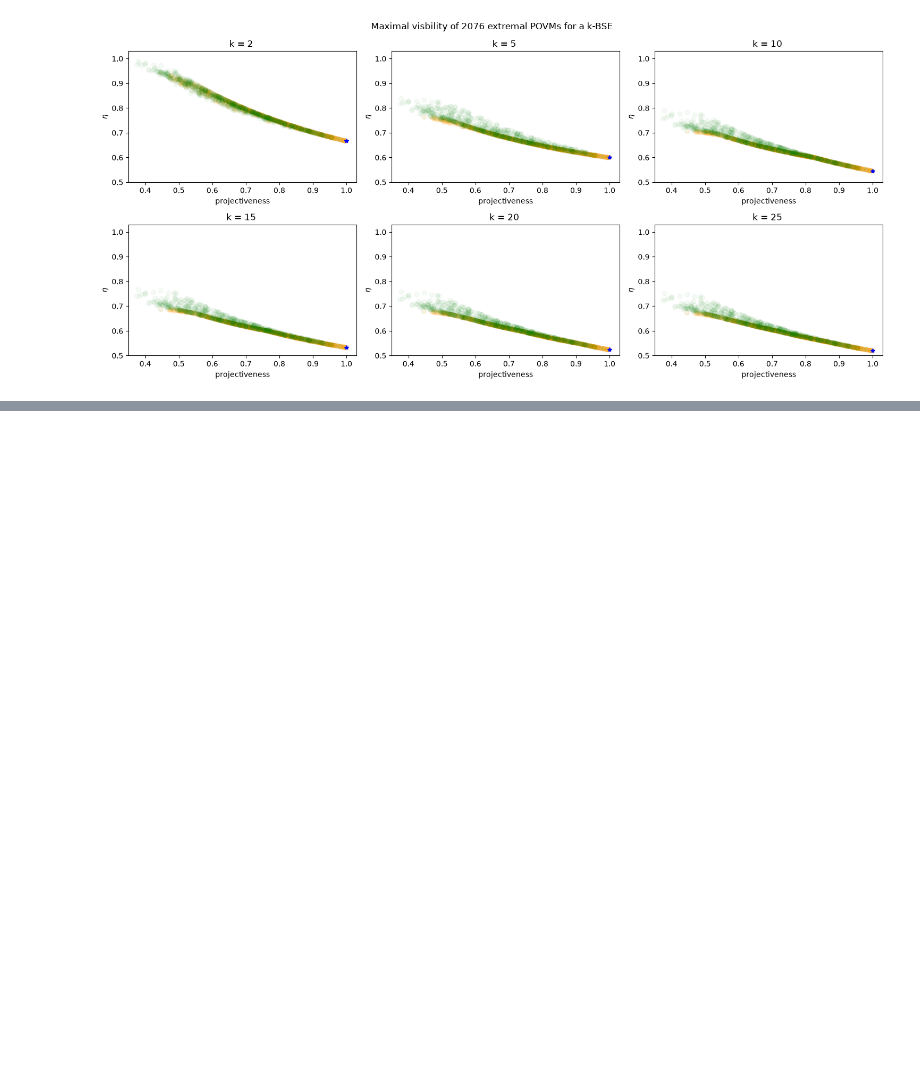
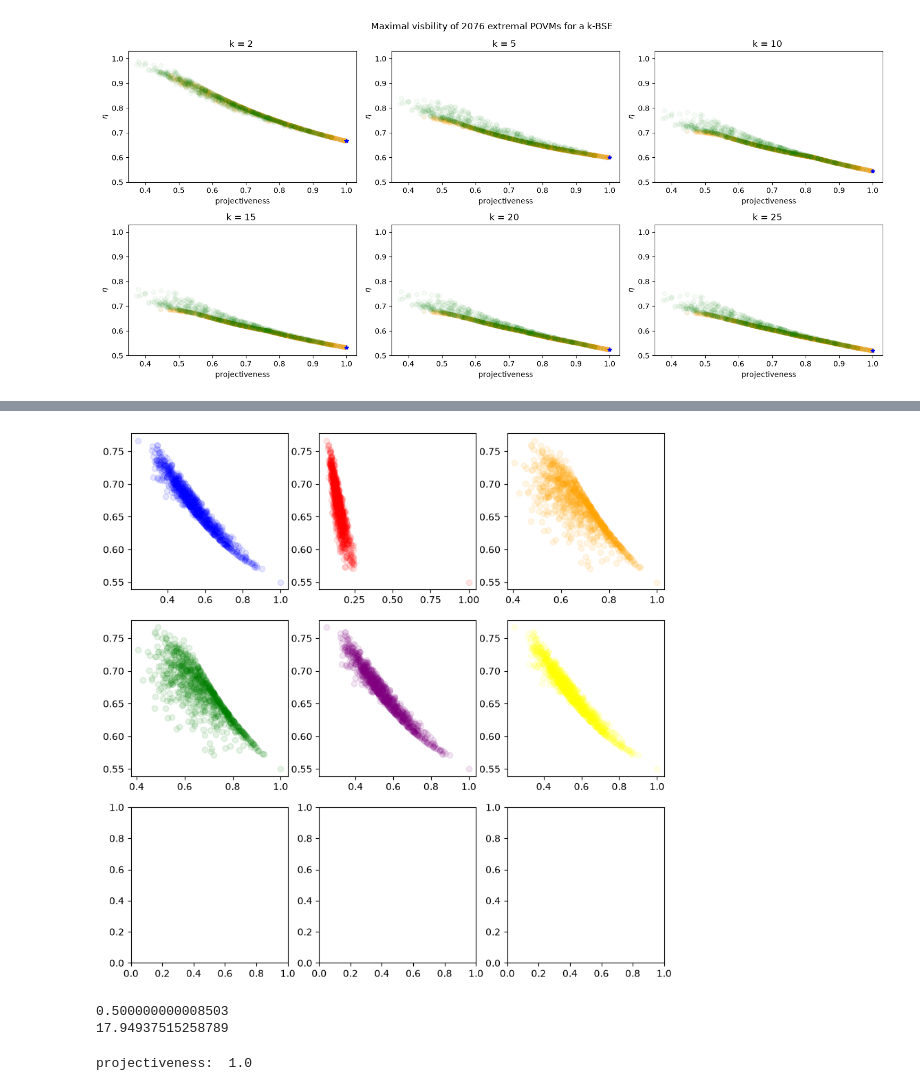
Before and after one commit to JSchuemann-physics/Bose-symmetric-extensions-of-multimeters, a Jupyter notebook: Bose-symmetric extensions.ipynb, the cells around one changed output, grey strips where cells are left out. Cells and saved outputs as stored; diff of their text form; code cells hidden in the pictures; blank space fills up the shorter version.

```diff
--- a/Bose-symmetric extensions.ipynb
+++ b/Bose-symmetric extensions.ipynb
@@ -1475,0 +1716,9 @@ plt.show()
+# %%
+POVMs_qutrits_rank_a = [projectiveness_doutc_a(povm) for povm in POVMs_qutrits]
+POVMs_qutrits_rank_b = [projectiveness_doutc_b(povm) for povm in POVMs_qutrits]
+# %%
+POVMs_qutrits_rank_c = [projectiveness_doutc_c(povm) for povm in POVMs_qutrits]
+# %%
+POVMs_qutrits_rank_d = [projectiveness_doutc_d(povm) for povm in POVMs_qutrits]
+# %%
+POVMs_qutrits_rank_e = [projectiveness_doutc_e(povm) for povm in POVMs_qutrits]
@@ -1475,0 +1734,23 @@ plt.show()
+# %%
+nrow = 3
+ncol = 3
+fig, axs = plt.subplots(nrows=nrow, ncols=ncol, figsize = (10, 10))
+axs = axs.reshape(-1)
+
+axs[0].scatter(POVMs_qutrits_rank_a, eta_array_qutrits, alpha = 0.1, color = "b")
+axs[1].scatter(POVMs_qutrits_rank_b, eta_array_qutrits, alpha = 0.1, color = "r")
+axs[2].scatter(POVMs_qutrits_rank_c, eta_array_qutrits, alpha = 0.1, color = "orange")
+axs[3].scatter(POVMs_qutrits_rank_d, eta_array_qutrits, alpha = 0.1, color = "green")
+axs[4].scatter(POVMs_qutrits_rank_e, eta_array_qutrits, alpha = 0.1, color = "purple")
+axs[5].scatter(POVMs_qutrits_rank_e, eta_array_qutrits, alpha = 0.1, color = "yellow")
+axs[6].scatter(POVMs_qutrits_rank_e, eta_array_qutrits, alpha = 0.1, color = "yellow")
+
+
+ax.scatter(POVMs_qutrits_rank_e, eta_array_qutrits, alpha = 0.1, color = "yellow")
+
+
+
+
+plt.show()
+# %% [output]
+[figure, added]
@@ -1475,0 +1787,10 @@ plt.show()
+# %%
+print(eta)
+print(t)
+# %% [output]
+0.500000000008503
+17.94937515258789
+# %%
+print("projectiveness: ", projectiveness_doutc_a(meas))
+# %% [output]
+projectiveness:  1.0
```
Also changed, not shown: parts of 23 cells of this notebook, 1 other file.
